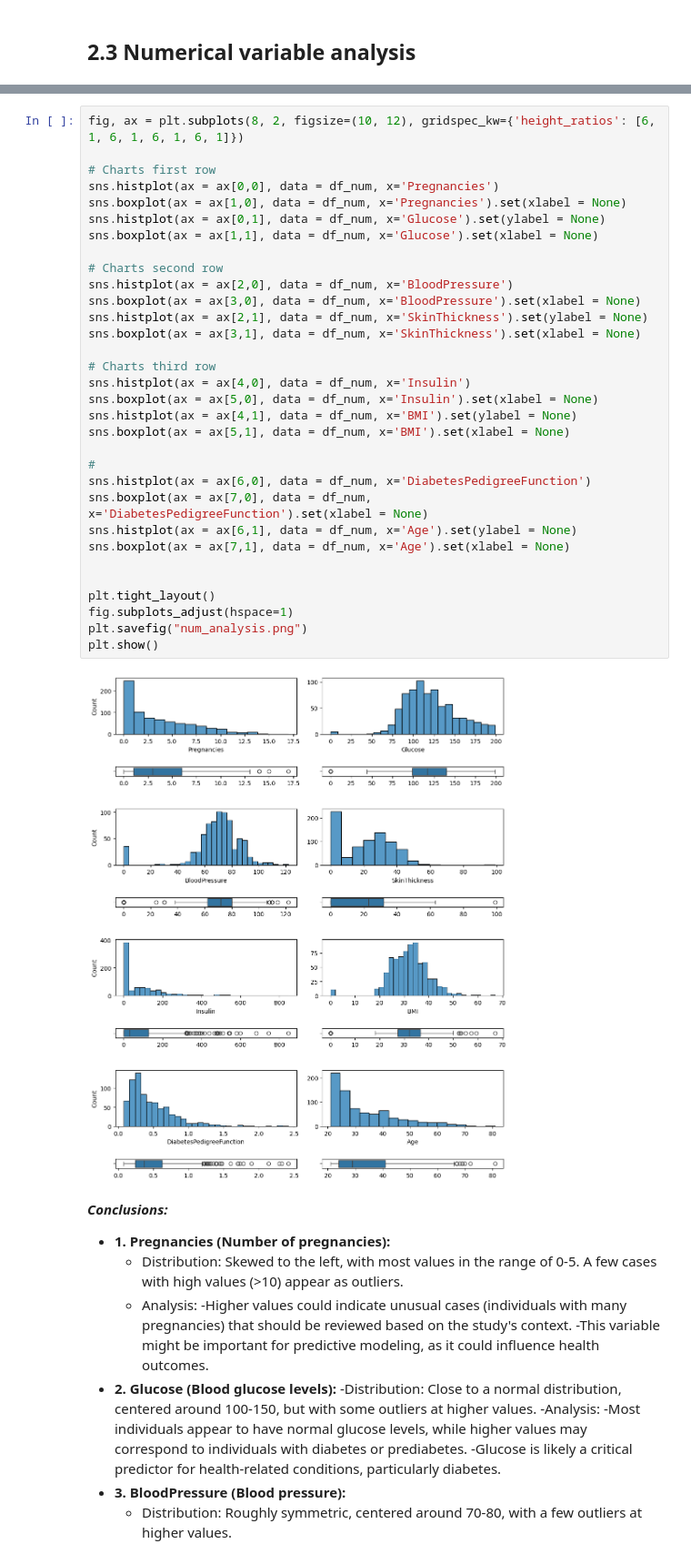
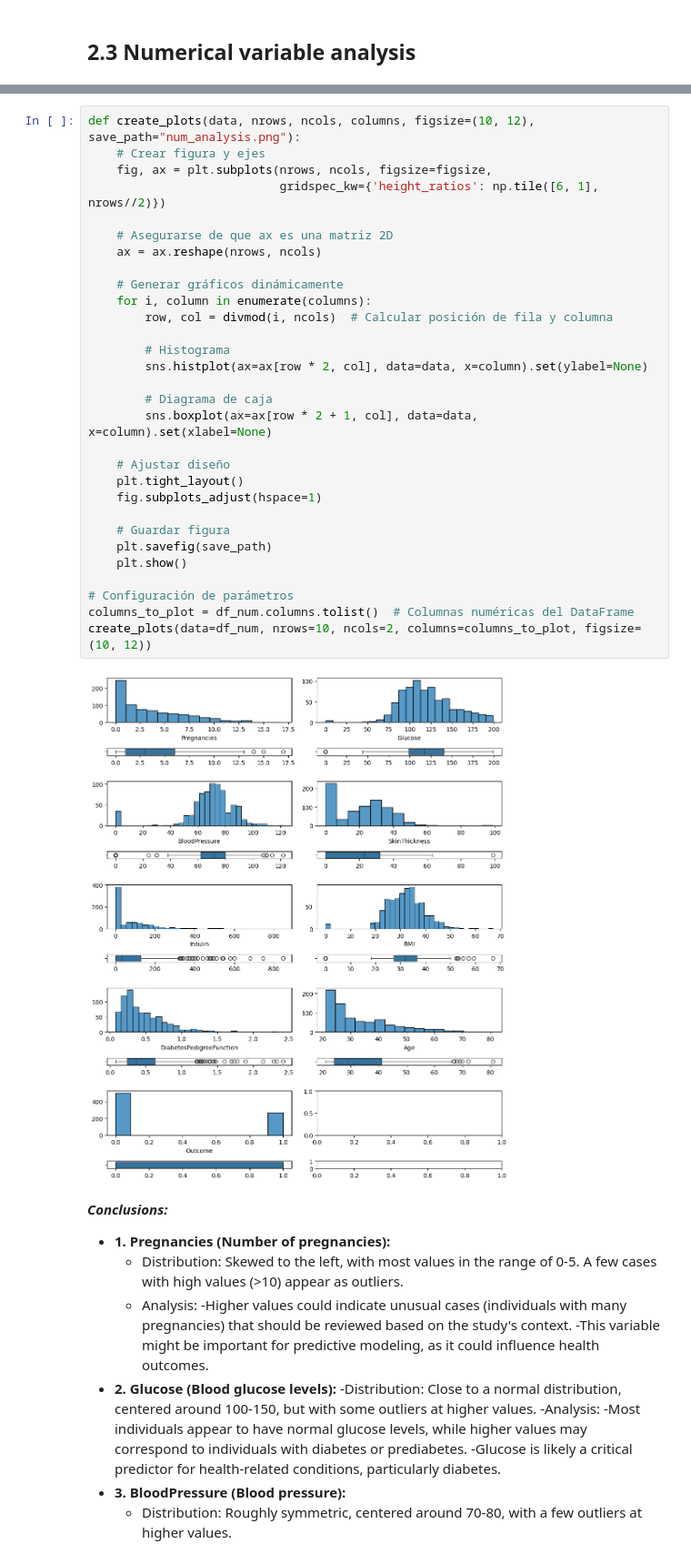
Before and after one commit to MFernandez19/random_forest, a Jupyter notebook: src/app.ipynb, the cells around one changed output, grey strips where cells are left out. Shown at 91% size. Drawn from its saved outputs; the diff is of its cells as text.

```diff
--- a/src/app.ipynb
+++ b/src/app.ipynb
@@ -170,40 +179,38 @@ df_num.head(3)
 | 0 | 6 | 148 | 72 | 35 | 0 | 33.6 | 0.627 | 50 | ... |
 | 1 | 1 | 85 | 66 | 29 | 0 | 26.6 | 0.351 | 31 | ... |
 | 2 | 8 | 183 | 64 | 0 | 0 | 23.3 | 0.672 | 32 | ... |
-# %%
-fig, ax = plt.subplots(8, 2, figsize=(10, 12), gridspec_kw={'height_ratios': [6, 1, 6, 1, 6, 1, 6, 1]})
-
-# Charts first row
-sns.histplot(ax = ax[0,0], data = df_num, x='Pregnancies')
-sns.boxplot(ax = ax[1,0], data = df_num, x='Pregnancies').set(xlabel = None)
-sns.histplot(ax = ax[0,1], data = df_num, x='Glucose').set(ylabel = None)
-sns.boxplot(ax = ax[1,1], data = df_num, x='Glucose').set(xlabel = None)
-
-# Charts second row
-sns.histplot(ax = ax[2,0], data = df_num, x='BloodPressure')
-sns.boxplot(ax = ax[3,0], data = df_num, x='BloodPressure').set(xlabel = None)
-sns.histplot(ax = ax[2,1], data = df_num, x='SkinThickness').set(ylabel = None)
-sns.boxplot(ax = ax[3,1], data = df_num, x='SkinThickness').set(xlabel = None)
-
-# Charts third row
-sns.histplot(ax = ax[4,0], data = df_num, x='Insulin')
-sns.boxplot(ax = ax[5,0], data = df_num, x='Insulin').set(xlabel = None)
-sns.histplot(ax = ax[4,1], data = df_num, x='BMI').set(ylabel = None)
-sns.boxplot(ax = ax[5,1], data = df_num, x='BMI').set(xlabel = None)
-
-#
-sns.histplot(ax = ax[6,0], data = df_num, x='DiabetesPedigreeFunction')
-sns.boxplot(ax = ax[7,0], data = df_num, x='DiabetesPedigreeFunction').set(xlabel = None)
-sns.histplot(ax = ax[6,1], data = df_num, x='Age').set(ylabel = None)
-sns.boxplot(ax = ax[7,1], data = df_num, x='Age').set(xlabel = None)
-
-
-plt.tight_layout()
-fig.subplots_adjust(hspace=1)
-plt.savefig("num_analysis.png")
-plt.show()
-# %% [output]
-[figure, removed]
+# %%
+def create_plots(data, nrows, ncols, columns, figsize=(10, 12), save_path="num_analysis.png"):
+    # Crear figura y ejes
+    fig, ax = plt.subplots(nrows, ncols, figsize=figsize,
+                           gridspec_kw={'height_ratios': np.tile([6, 1], nrows//2)})
+
+    # Asegurarse de que ax es una matriz 2D
+    ax = ax.reshape(nrows, ncols)
+
+    # Generar gráficos dinámicamente
+    for i, column in enumerate(columns):
+        row, col = divmod(i, ncols)  # Calcular posición de fila y columna
+
+        # Histograma
+        sns.histplot(ax=ax[row * 2, col], data=data, x=column).set(ylabel=None)
+
+        # Diagrama de caja
+        sns.boxplot(ax=ax[row * 2 + 1, col], data=data, x=column).set(xlabel=None)
+
+    # Ajustar diseño
+    plt.tight_layout()
+    fig.subplots_adjust(hspace=1)
+
+    # Guardar figura
+    plt.savefig(save_path)
+    plt.show()
+
+# Configuración de parámetros
+columns_to_plot = df_num.columns.tolist()  # Columnas numéricas del DataFrame
+create_plots(data=df_num, nrows=10, ncols=2, columns=columns_to_plot, figsize=(10, 12))
+# %% [output]
+[figure, added]
 # %% [markdown]
 ***Conclusions:***
 
```
Also changed, not shown: parts of 25 cells of this notebook, 7 other files.
